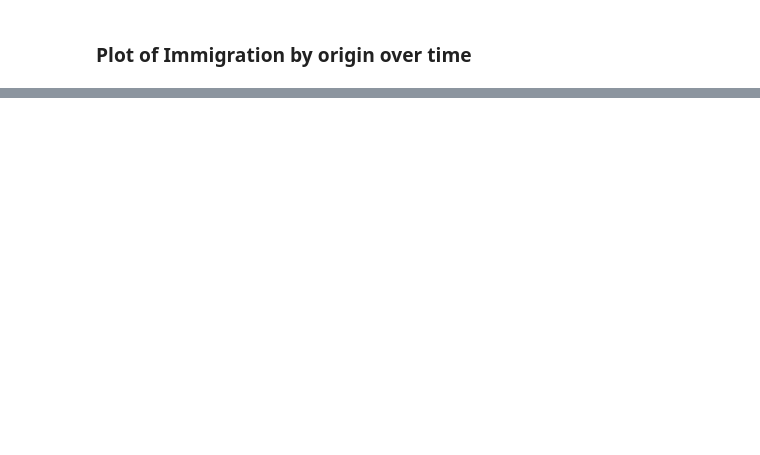
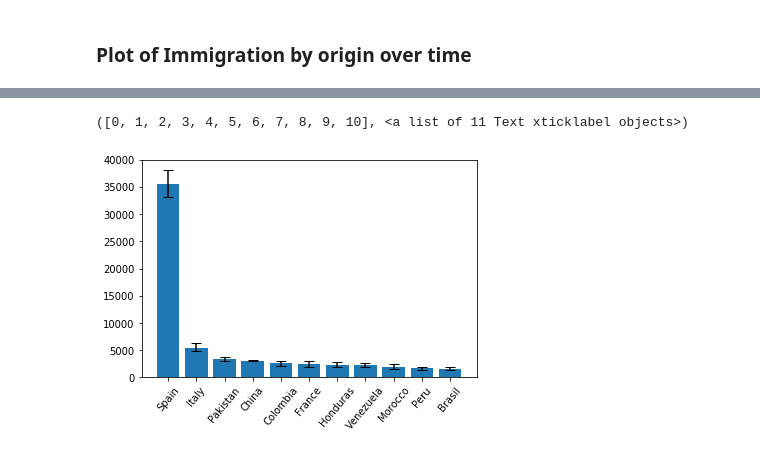
Before and after one commit to novajon/exploring-barcelona, a Jupyter notebook: Initial_Barcelona_Exploration.ipynb, the cells around one changed output, grey strips where cells are left out. Saved outputs shown, nothing was run; the diff lists cells and outputs as text; code cells hidden in the pictures; blank space fills up the shorter version.

```diff
--- a/Initial_Barcelona_Exploration.ipynb
+++ b/Initial_Barcelona_Exploration.ipynb
@@ -184,0 +205,15 @@ plt.legend(immigration_numbers_by_year.keys())
+# %%
+average_immigration = []
+pos_err = []
+neg_err = []
+for ind in range(len(immigration_numbers_by_year[list(immigration_numbers_by_year.keys())[0]])):
+    yearly_immigration = [immigration_numbers_by_year[year][ind] for year in immigration_numbers_by_year.keys()]
+    average_immigration.append(sum(yearly_immigration)/len(yearly_immigration))
+    pos_err.append(max(yearly_immigration)-average_immigration[-1])
+    neg_err.append(abs(min(yearly_immigration) - average_immigration[-1]))
+# %%
+plt.bar(origin_countries[:11], average_immigration[0:11],yerr=[neg_err[0:11],pos_err[0:11]],capsize=5)
+plt.xticks(rotation=50)
+# %% [output]
+([0, 1, 2, 3, 4, 5, 6, 7, 8, 9, 10], <a list of 11 Text xticklabel objects>)
+[figure, added]
```
Also changed, not shown: parts of 5 cells of this notebook.
